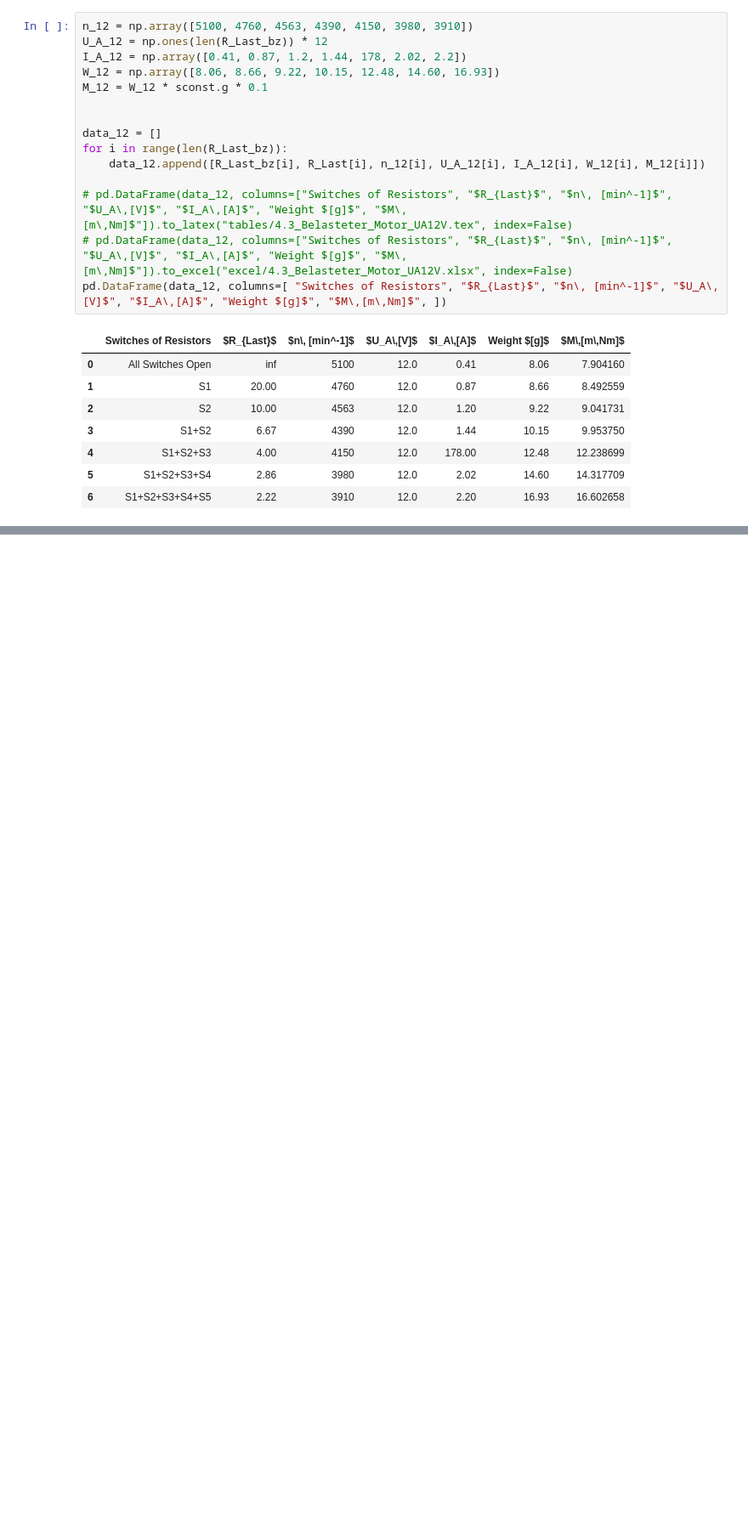
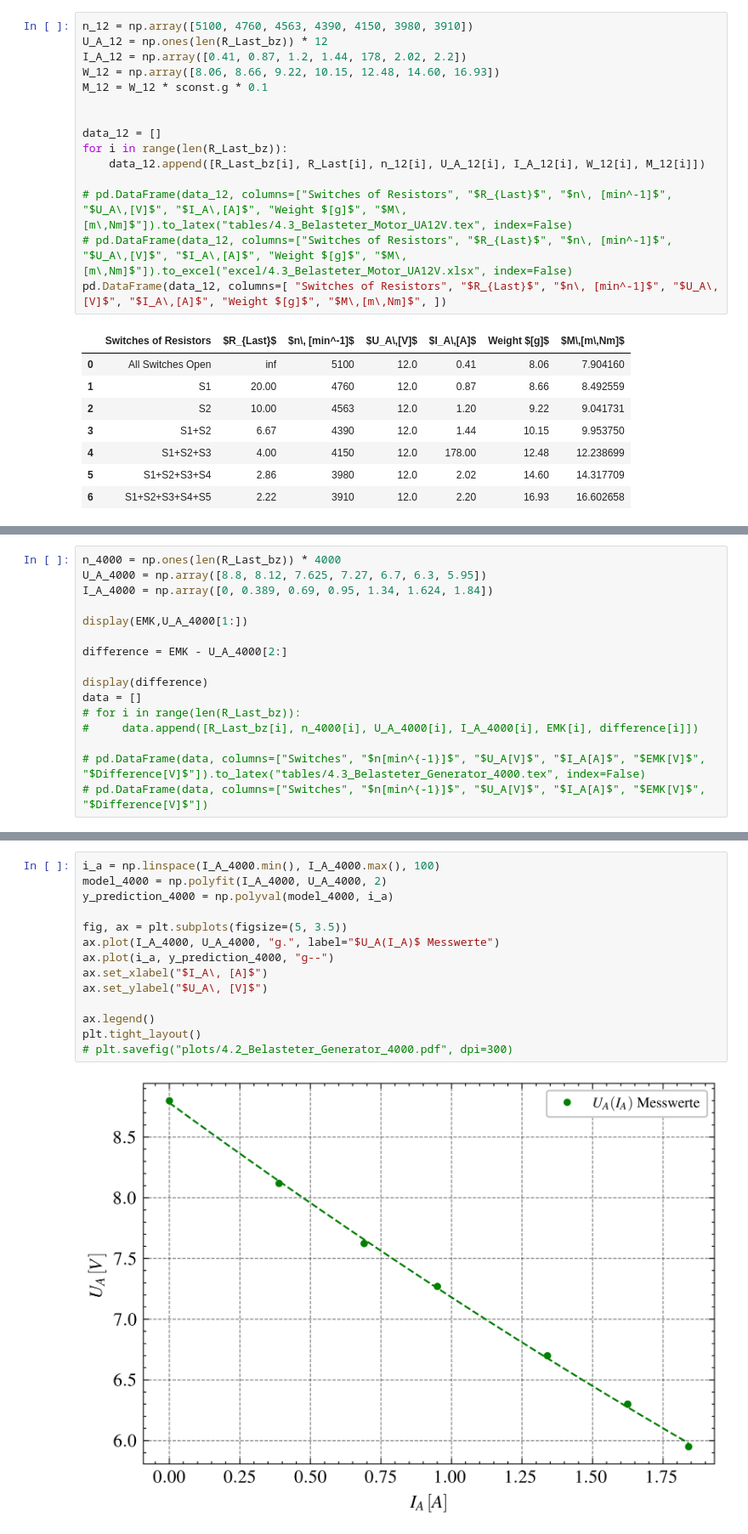
Before and after one commit to ayham291/PEM, a Jupyter notebook: Klein/Klein_Calculations.ipynb, the cells around one changed output, grey strips where cells are left out. Shown at 85% size. Drawn from its saved outputs; the diff is of its cells as text; blank space fills up the shorter version.

```diff
--- a/Klein/Klein_Calculations.ipynb
+++ b/Klein/Klein_Calculations.ipynb
@@ -140,0 +143,16 @@ plt.tight_layout()
+# %%
+n_4000 = np.ones(len(R_Last_bz)) * 4000
+U_A_4000 = np.array([8.8, 8.12, 7.625, 7.27, 6.7, 6.3, 5.95])
+I_A_4000 = np.array([0, 0.389, 0.69, 0.95, 1.34, 1.624, 1.84])
+
+display(EMK,U_A_4000[1:])
+
+difference = EMK - U_A_4000[2:]
+
+display(difference)
+data = []
+# for i in range(len(R_Last_bz)):
+#     data.append([R_Last_bz[i], n_4000[i], U_A_4000[i], I_A_4000[i], EMK[i], difference[i]])
+
+# pd.DataFrame(data, columns=["Switches", "$n[min^{-1}]$", "$U_A[V]$", "$I_A[A]$", "$EMK[V]$", "$Difference[V]$"]).to_latex("tables/4.3_Belasteter_Generator_4000.tex", index=False)
+# pd.DataFrame(data, columns=["Switches", "$n[min^{-1}]$", "$U_A[V]$", "$I_A[A]$", "$EMK[V]$", "$Difference[V]$"])
@@ -140,0 +163,16 @@ plt.tight_layout()
+# %%
+i_a = np.linspace(I_A_4000.min(), I_A_4000.max(), 100)
+model_4000 = np.polyfit(I_A_4000, U_A_4000, 2)
+y_prediction_4000 = np.polyval(model_4000, i_a)
+
+fig, ax = plt.subplots(figsize=(5, 3.5))
+ax.plot(I_A_4000, U_A_4000, "g.", label="$U_A(I_A)$ Messwerte")
+ax.plot(i_a, y_prediction_4000, "g--")
+ax.set_xlabel("$I_A\, [A]$")
+ax.set_ylabel("$U_A\, [V]$")
+
+ax.legend()
+plt.tight_layout()
+# plt.savefig("plots/4.2_Belasteter_Generator_4000.pdf", dpi=300)
+# %% [output]
+[figure, added]
```
Also changed, not shown: parts of 3 cells of this notebook.
